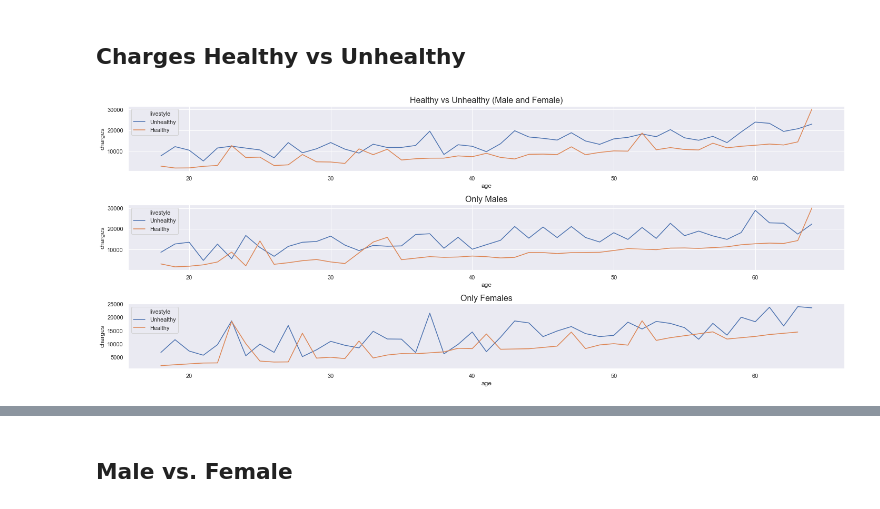
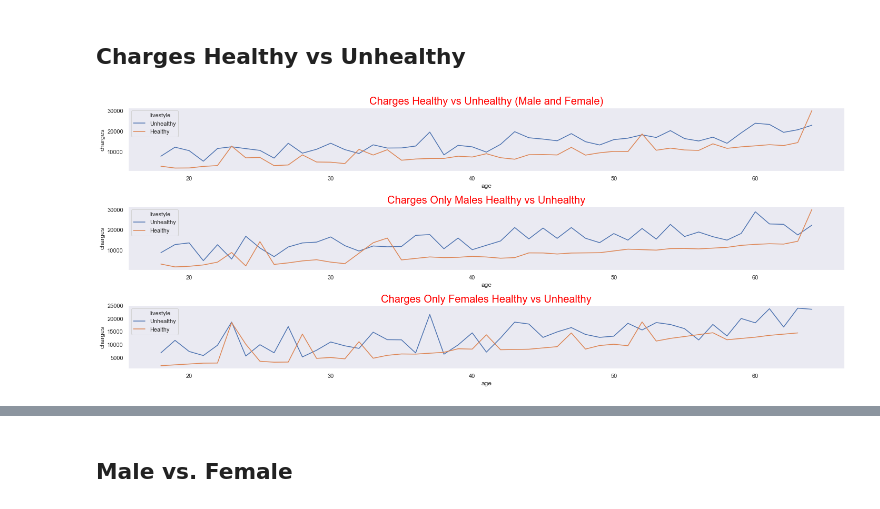
Before and after one commit to rm-kara/Medical-Insurance-Costs, a Jupyter notebook: med-costs.ipynb, the cells around one changed output, grey strips where cells are left out. Saved outputs shown, nothing was run; the diff lists cells and outputs as text; code cells hidden in the pictures.

```diff
--- a/med-costs.ipynb
+++ b/med-costs.ipynb
@@ -242,14 +253,19 @@ plt.show()
 # %%
 fig, (ax1, ax2, ax3) = plt.subplots(3, figsize=(20,8))
 sns.lineplot(x='age', y='charges', hue='livestyle', data=data, err_style=None, ax=ax1)
-ax1.set_title('Healthy vs Unhealthy (Male and Female)', fontsize=16)
+ax1.set_title('Charges Healthy vs Unhealthy (Male and Female)', fontsize=20, color='Red')
+ax1.grid(b=False)
+
 sns.lineplot(x='age', y='charges', hue='livestyle', data=data[data['sex']=='male'], err_style=None, ax=ax2)
-ax2.set_title('Only Males', fontsize=16)
+ax2.set_title('Charges Only Males Healthy vs Unhealthy', fontsize=20, color='Red')
+ax2.grid(b=False)
+
 sns.lineplot(x='age', y='charges', hue='livestyle', data=data[data['sex']=='female'], err_style=None, ax=ax3)
-ax3.set_title('Only Females', fontsize=16)
+ax3.set_title('Charges Only Females Healthy vs Unhealthy', fontsize=20, color='Red')
+ax3.grid(b=False)
 
 plt.grid(b=False)
 plt.tight_layout()
 plt.show()
 # %% [output]
-[figure, old version]
+[figure, new version]
```
Also changed, not shown: parts of 48 cells of this notebook, 3 other files.
